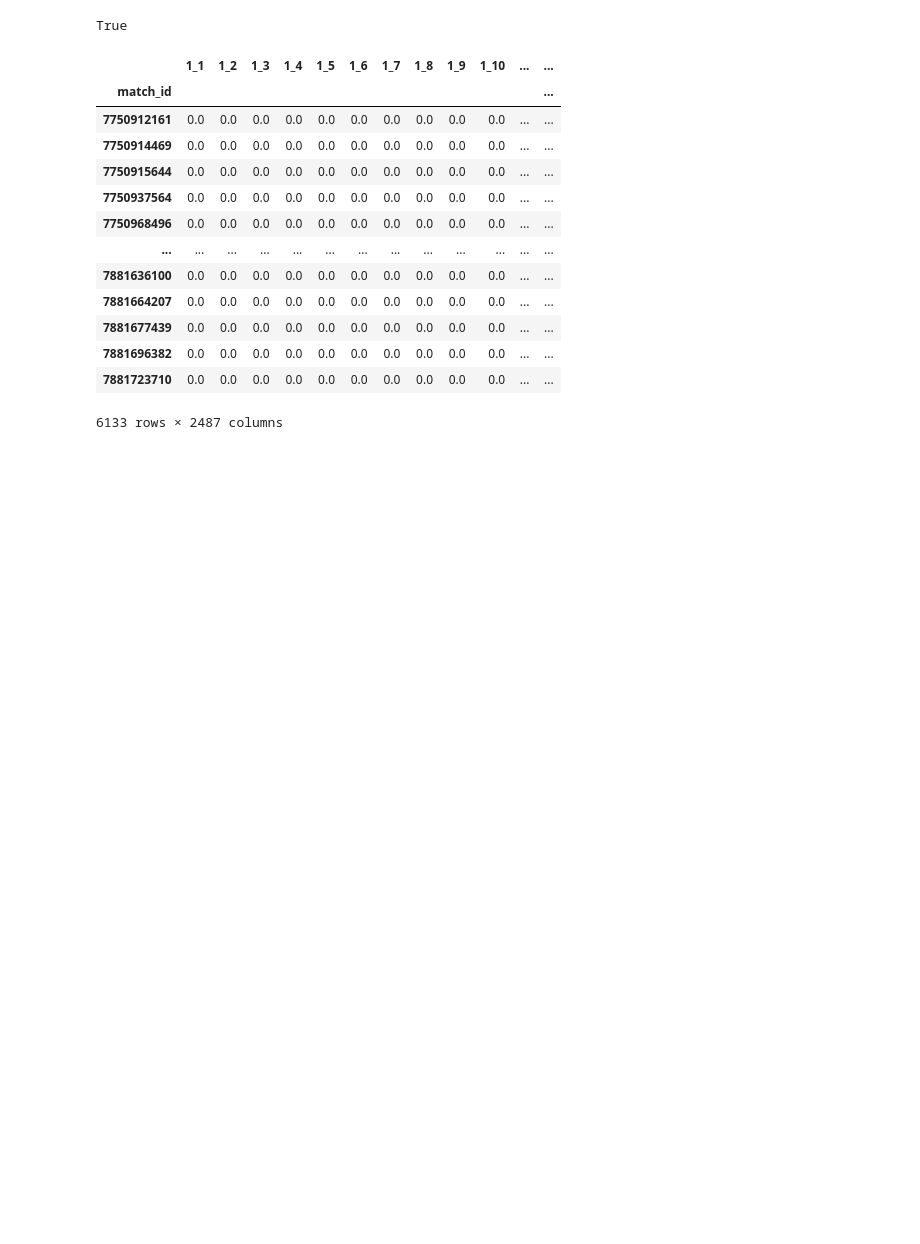
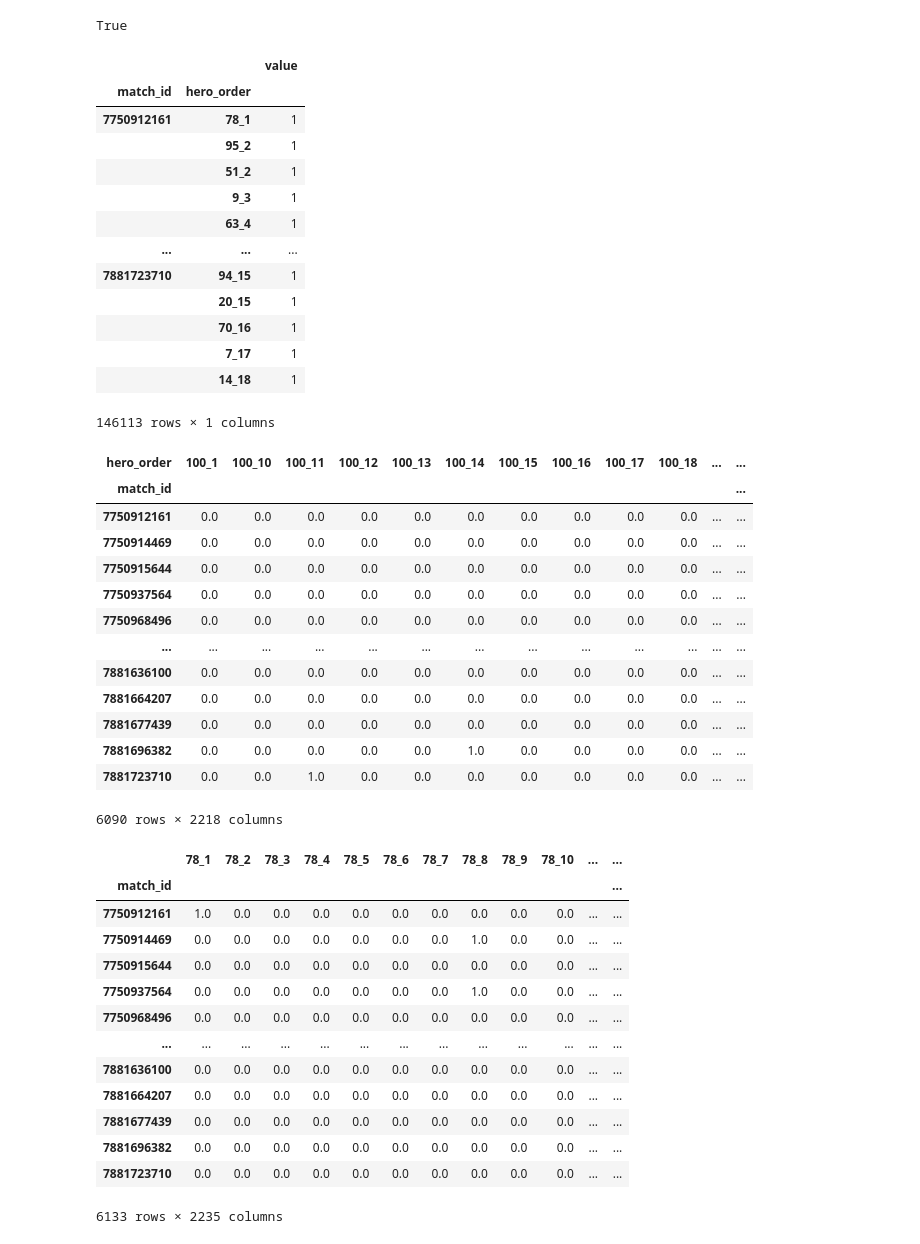
Before and after one commit to DevDords/LT2_DMW2_CaptainsMode, a Jupyter notebook: 1. preprocess.ipynb, the cells around one changed output. Saved outputs shown, nothing was run; the diff lists cells and outputs as text; code cells hidden in the pictures; blank space fills up the shorter version.

Commit message:
fixed issue with hero_cols and added checks

```diff
--- a/1. preprocess.ipynb
+++ b/1. preprocess.ipynb
@@ -212,8 +212,8 @@ def convert_order(n):
 # %%
 def generate_sparse_matrix(matches, picks_bans):
     num_rows = matches.shape[0]
-    hero_cols = 138  # Define the number of hero columns
-    col_names = [f'{hero_id}_{i}' for hero_id in range(1, hero_cols + 1) for i in range(1, 19)] + ['radiant_win', 'radiant_team_id', 'dire_team_id']
+    hero_cols = [str(int(i)) for i in picks_bans['hero_id'].unique()]
+    col_names = [f'{hero_id}_{i}' for hero_id in hero_cols for i in range(1, 19)] + ['radiant_win', 'radiant_team_id', 'dire_team_id']
 
     # Initialize an empty DataFrame with zeros
     sparse_draft = pd.DataFrame(
@@ -224,48 +224,78 @@ def generate_sparse_matrix(matches, picks_bans):
 
     sparse_draft['radiant_win'] = sparse_draft['radiant_win'].astype(bool)
     sparse_draft['radiant_team_id'] = sparse_draft['radiant_team_id'].astype(int).astype(str)
     sparse_draft['dire_team_id'] = sparse_draft['dire_team_id'].astype(int).astype(str)
 
     sparse_draft['radiant_win'] = matches['radiant_win'].reindex(sparse_draft.index, fill_value=False)
     sparse_draft['radiant_team_id'] = matches['radiant_team_id'].reindex(sparse_draft.index, fill_value='unknown')
     sparse_draft['dire_team_id'] = matches['dire_team_id'].reindex(sparse_draft.index, fill_value='unknown')
 
 
     # Create a list to collect the rows and columns to update
     updates = []
 
     # Iterate through each row in winning_drafts and collect updates
     for _, row in picks_bans.iterrows():
         match_id = row['match_id']
         hero_order = f"{int(row['hero_id'])}_{convert_order(int(row['order']))}"
         if match_id in sparse_draft.index:
             updates.append((match_id, hero_order, 1))
 
     # Create a DataFrame from the updates and use it to update sparse_draft
     if updates:
-        update_df = pd.DataFrame(updates, columns=['match_id', 'hero_order', 'order'])
+        update_df = pd.DataFrame(updates, columns=['match_id', 'hero_order', 'value'])
         update_df.set_index(['match_id', 'hero_order'], inplace=True)
-        sparse_draft.update(update_df.unstack(level=-1)['order'].fillna(0))
+        display(update_df)
+        display(update_df.unstack(level=-1)['value'].fillna(0))
+        sparse_draft.update(update_df.unstack(level=-1)['value'].fillna(0))
 
     return sparse_draft
 
 # Assuming dota_df and winning_drafts are your DataFrames
 sparse_draft = generate_sparse_matrix(dota_df, picks_bans)
 sparse_draft
 # %% [output]
-|  | 1_1 | 1_2 | 1_3 | 1_4 | 1_5 | 1_6 | 1_7 | 1_8 | 1_9 | 1_10 | ... | ... |
-| match_id |  |  |  |  |  |  |  |  |  |  |  | ... |
-| 7750912161 | 0.0 | 0.0 | 0.0 | 0.0 | 0.0 | 0.0 | 0.0 | 0.0 | 0.0 | 0.0 | ... | ... |
-| 7750914469 | 0.0 | 0.0 | 0.0 | 0.0 | 0.0 | 0.0 | 0.0 | 0.0 | 0.0 | 0.0 | ... | ... |
-| 7750915644 | 0.0 | 0.0 | 0.0 | 0.0 | 0.0 | 0.0 | 0.0 | 0.0 | 0.0 | 0.0 | ... | ... |
-| 7750937564 | 0.0 | 0.0 | 0.0 | 0.0 | 0.0 | 0.0 | 0.0 | 0.0 | 0.0 | 0.0 | ... | ... |
-| 7750968496 | 0.0 | 0.0 | 0.0 | 0.0 | 0.0 | 0.0 | 0.0 | 0.0 | 0.0 | 0.0 | ... | ... |
-| ... | ... | ... | ... | ... | ... | ... | ... | ... | ... | ... | ... | ... |
-| 7881636100 | 0.0 | 0.0 | 0.0 | 0.0 | 0.0 | 0.0 | 0.0 | 0.0 | 0.0 | 0.0 | ... | ... |
-| 7881664207 | 0.0 | 0.0 | 0.0 | 0.0 | 0.0 | 0.0 | 0.0 | 0.0 | 0.0 | 0.0 | ... | ... |
-| 7881677439 | 0.0 | 0.0 | 0.0 | 0.0 | 0.0 | 0.0 | 0.0 | 0.0 | 0.0 | 0.0 | ... | ... |
-| 7881696382 | 0.0 | 0.0 | 0.0 | 0.0 | 0.0 | 0.0 | 0.0 | 0.0 | 0.0 | 0.0 | ... | ... |
-| 7881723710 | 0.0 | 0.0 | 0.0 | 0.0 | 0.0 | 0.0 | 0.0 | 0.0 | 0.0 | 0.0 | ... | ... |
+|  |  | value |
+| match_id | hero_order |  |
+| 7750912161 | 78_1 | 1 |
+|  | 95_2 | 1 |
+|  | 51_2 | 1 |
+|  | 9_3 | 1 |
+|  | 63_4 | 1 |
+| ... | ... | ... |
+| 7881723710 | 94_15 | 1 |
+|  | 20_15 | 1 |
+|  | 70_16 | 1 |
+|  | 7_17 | 1 |
+|  | 14_18 | 1 |
-6133 rows × 2487 columns
+146113 rows × 1 columns
+| hero_order | 100_1 | 100_10 | 100_11 | 100_12 | 100_13 | 100_14 | 100_15 | 100_16 | 100_17 | 100_18 | ... | ... |
+| match_id |  |  |  |  |  |  |  |  |  |  |  | ... |
+| 7750912161 | 0.0 | 0.0 | 0.0 | 0.0 | 0.0 | 0.0 | 0.0 | 0.0 | 0.0 | 0.0 | ... | ... |
+| 7750914469 | 0.0 | 0.0 | 0.0 | 0.0 | 0.0 | 0.0 | 0.0 | 0.0 | 0.0 | 0.0 | ... | ... |
+| 7750915644 | 0.0 | 0.0 | 0.0 | 0.0 | 0.0 | 0.0 | 0.0 | 0.0 | 0.0 | 0.0 | ... | ... |
+| 7750937564 | 0.0 | 0.0 | 0.0 | 0.0 | 0.0 | 0.0 | 0.0 | 0.0 | 0.0 | 0.0 | ... | ... |
+| 7750968496 | 0.0 | 0.0 | 0.0 | 0.0 | 0.0 | 0.0 | 0.0 | 0.0 | 0.0 | 0.0 | ... | ... |
+| ... | ... | ... | ... | ... | ... | ... | ... | ... | ... | ... | ... | ... |
+| 7881636100 | 0.0 | 0.0 | 0.0 | 0.0 | 0.0 | 0.0 | 0.0 | 0.0 | 0.0 | 0.0 | ... | ... |
+| 7881664207 | 0.0 | 0.0 | 0.0 | 0.0 | 0.0 | 0.0 | 0.0 | 0.0 | 0.0 | 0.0 | ... | ... |
+| 7881677439 | 0.0 | 0.0 | 0.0 | 0.0 | 0.0 | 0.0 | 0.0 | 0.0 | 0.0 | 0.0 | ... | ... |
+| 7881696382 | 0.0 | 0.0 | 0.0 | 0.0 | 0.0 | 1.0 | 0.0 | 0.0 | 0.0 | 0.0 | ... | ... |
+| 7881723710 | 0.0 | 0.0 | 1.0 | 0.0 | 0.0 | 0.0 | 0.0 | 0.0 | 0.0 | 0.0 | ... | ... |
+6090 rows × 2218 columns
+|  | 78_1 | 78_2 | 78_3 | 78_4 | 78_5 | 78_6 | 78_7 | 78_8 | 78_9 | 78_10 | ... | ... |
+| match_id |  |  |  |  |  |  |  |  |  |  |  | ... |
+| 7750912161 | 1.0 | 0.0 | 0.0 | 0.0 | 0.0 | 0.0 | 0.0 | 0.0 | 0.0 | 0.0 | ... | ... |
+| 7750914469 | 0.0 | 0.0 | 0.0 | 0.0 | 0.0 | 0.0 | 0.0 | 1.0 | 0.0 | 0.0 | ... | ... |
+| 7750915644 | 0.0 | 0.0 | 0.0 | 0.0 | 0.0 | 0.0 | 0.0 | 0.0 | 0.0 | 0.0 | ... | ... |
+| 7750937564 | 0.0 | 0.0 | 0.0 | 0.0 | 0.0 | 0.0 | 0.0 | 1.0 | 0.0 | 0.0 | ... | ... |
+| 7750968496 | 0.0 | 0.0 | 0.0 | 0.0 | 0.0 | 0.0 | 0.0 | 0.0 | 0.0 | 0.0 | ... | ... |
+| ... | ... | ... | ... | ... | ... | ... | ... | ... | ... | ... | ... | ... |
+| 7881636100 | 0.0 | 0.0 | 0.0 | 0.0 | 0.0 | 0.0 | 0.0 | 0.0 | 0.0 | 0.0 | ... | ... |
+| 7881664207 | 0.0 | 0.0 | 0.0 | 0.0 | 0.0 | 0.0 | 0.0 | 0.0 | 0.0 | 0.0 | ... | ... |
+| 7881677439 | 0.0 | 0.0 | 0.0 | 0.0 | 0.0 | 0.0 | 0.0 | 0.0 | 0.0 | 0.0 | ... | ... |
+| 7881696382 | 0.0 | 0.0 | 0.0 | 0.0 | 0.0 | 0.0 | 0.0 | 0.0 | 0.0 | 0.0 | ... | ... |
+| 7881723710 | 0.0 | 0.0 | 0.0 | 0.0 | 0.0 | 0.0 | 0.0 | 0.0 | 0.0 | 0.0 | ... | ... |
+6133 rows × 2235 columns
 # %%
 sparse_draft.to_csv('./data/sparse_matrix.csv')
```
